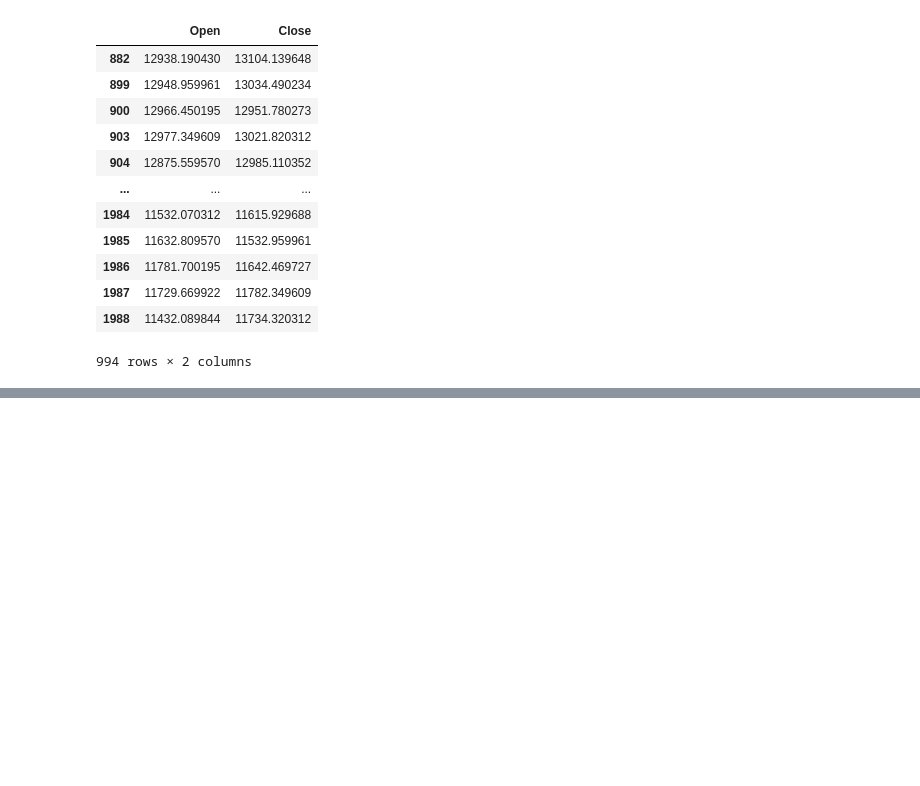
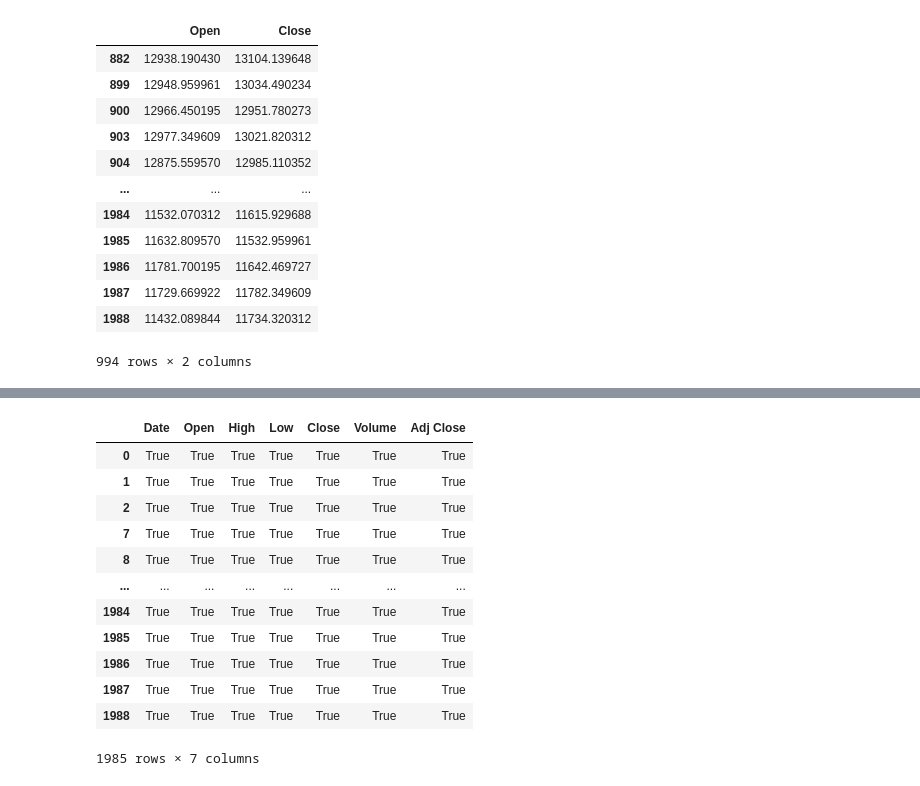
Before and after one commit to Naitikpareek123/Naitikpareek123, a Jupyter notebook: python/project3/practics.ipynb, the cells around one changed output, grey strips where cells are left out. Cells and saved outputs as stored; diff of their text form; code cells hidden in the pictures; blank space fills up the shorter version.

```diff
--- a/python/project3/practics.ipynb
+++ b/python/project3/practics.ipynb
@@ -434,0 +457,18 @@ data.loc[data.Open<data.Open.median(),['Open','Close']]
+# %%
+#It use to remove null value in sparesheet with help of (inplace=True)
+data1.dropna(inplace=True)
+data1
+# %% [output]
+|  | Date | Open | High | Low | Close | Volume | Adj Close |
+| 0 | True | True | True | True | True | True | True |
+| 1 | True | True | True | True | True | True | True |
+| 2 | True | True | True | True | True | True | True |
+| 7 | True | True | True | True | True | True | True |
+| 8 | True | True | True | True | True | True | True |
+| ... | ... | ... | ... | ... | ... | ... | ... |
+| 1984 | True | True | True | True | True | True | True |
+| 1985 | True | True | True | True | True | True | True |
+| 1986 | True | True | True | True | True | True | True |
+| 1987 | True | True | True | True | True | True | True |
+| 1988 | True | True | True | True | True | True | True |
+1985 rows × 7 columns
```
Also changed, not shown: parts of 5 cells of this notebook.
